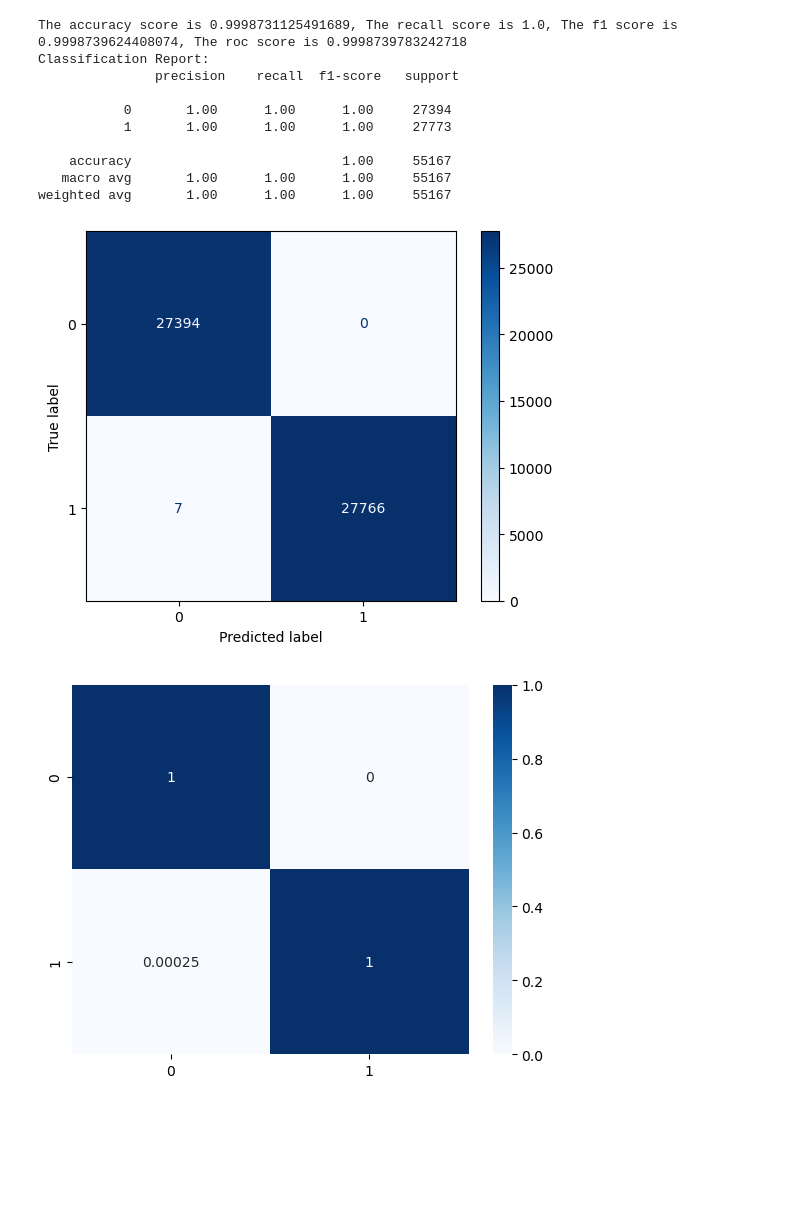
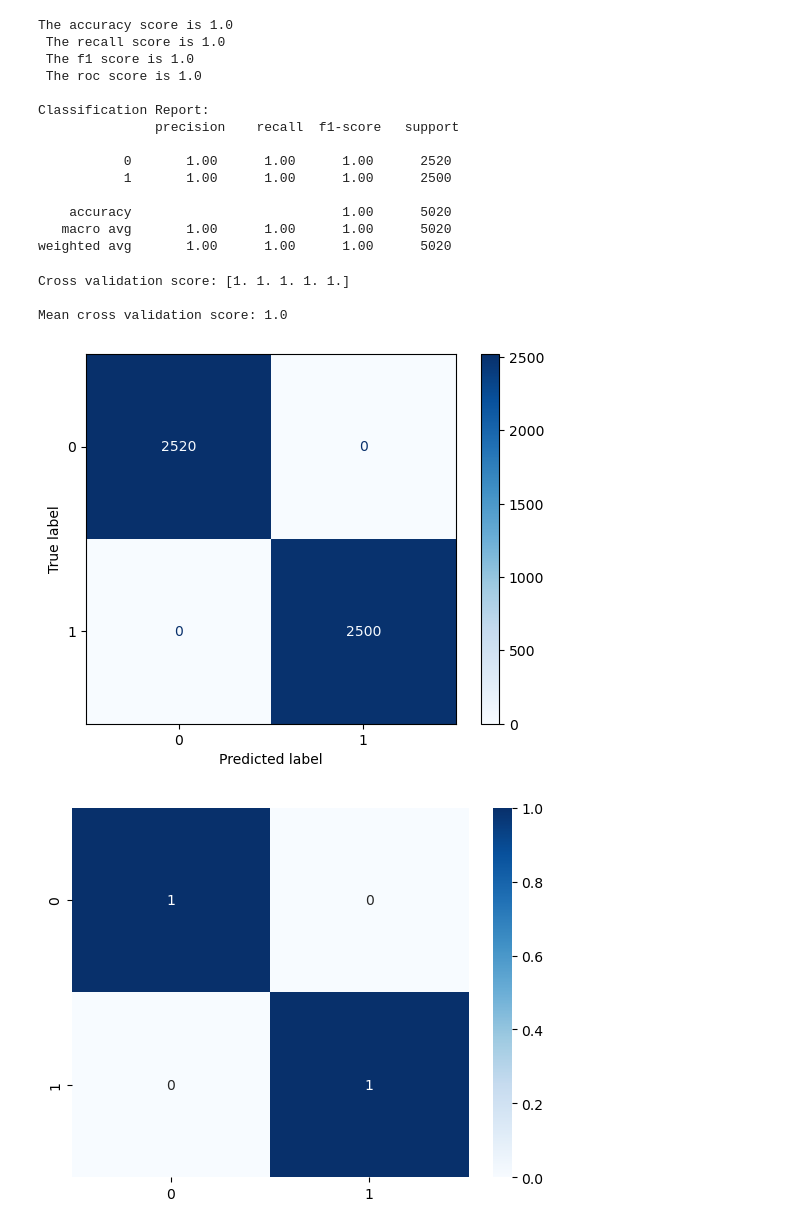
Before and after one commit to PBustamante65/NEO, a Jupyter notebook: API_test/classtest/test.ipynb, the cells around one changed output. Drawn from its saved outputs; the diff is of its cells as text; code cells hidden in the pictures; blank space fills up the shorter version.

Commit message:
Tests

```diff
--- a/API_test/classtest/test.ipynb
+++ b/API_test/classtest/test.ipynb
@@ -575,4 +763,7 @@ class RandomForest:
 # %%
 df = pd.read_csv('/Volumes/Maestria/GitHub/NEO/NEO/API_test/CSV/neo_data_copy.csv')
+df = OverallProcessor(df).clean()
+# df.drop(columns=['estimated_diameter_min', 'estimated_diameter_max', 'estimated_diameter_average'], inplace=True)
+df = OverallProcessor(df).rus()
 df.head()
 # %% [output]
@@ -601,3 +775,0 @@ df2.shape
-# %%
-df = OverallProcessor(df).smote()
-df.shape
@@ -621,0 +776,36 @@ X_train.shape, X_test.shape, y_train.shape, y_test.shape
+# %%
+df_target = df['is_hazardous']
+df_target_array = df_target.values
+df_features = df.drop(columns=['is_hazardous'])
+df_features_array = df_features.values
+
+# preprocess = ColumnTransformer([
+#     ('scaler', StandardScaler(), ['absolute_magnitude', 'estimated_diameter_min', 'estimated_diameter_max', 'relative_velocity', 'miss_distance'])
+# ])
+preprocess = ColumnTransformer([
+    ('scaler', StandardScaler(), ['absolute_magnitude_h', 'estimated_diameter_min', 'estimated_diameter_max', 'relative_velocity.kilometers_per_hour', 'miss_distance.kilometers','minimum_orbit_intersection', 'eccentricity', 'inclination', 'perihilion_distance', 'aphelion_distance', 'estimated_diameter_average'])
+])
+
+# preprocess = ColumnTransformer([
+#     ('scaler', StandardScaler(), ['absolute_magnitude_h', 'relative_velocity.kilometers_per_hour', 'miss_distance.kilometers', 'orbit_uncertainty', 'minimum_orbit_intersection','jupiter_tisserand_invariant', 'eccentricity', 'semi_major_axis', 'inclination', 'ascending_node_longitude', 'perihelion_distance', 'perihelion_argument', 'aphelion_distance', 'perihelion_time', 'mean_anomaly'])
+# ])
+
+# preprocess = ColumnTransformer([
+#     ('scaler', StandardScaler(), ['absolute_magnitude_h', 'relative_velocity.kilometers_per_hour', 'miss_distance.kilometers', 'orbit_uncertainty', 'minimum_orbit_intersection','jupiter_tisserand_invariant', 'eccentricity', 'semi_major_axis', 'inclination', 'ascending_node_longitude', 'perihelion_distance', 'perihelion_argument', 'aphelion_distance', 'perihelion_time', 'mean_anomaly', 'estimated_diameter_min', 'estimated_diameter_max', 'estimated_diameter_average'])
+# ])
+
+
+
+pipeline = Pipeline([
+    ('preprocess', preprocess)])
+
+df_preprocessed = pipeline.fit_transform(df)
+df_preprocessed
+
+X_train, X_test, y_train, y_test = train_test_split(df_preprocessed, df_target_array, test_size=0.2)
+
+sss = StratifiedShuffleSplit(n_splits=1, test_size=5000, random_state=42)
+
+for train_index, sample_index in sss.split(X_train, y_train):
+    X_train_sample = X_train[sample_index]
+    y_train_sample = y_train[sample_index]
@@ -644,17 +867,24 @@ KeyboardInterrupt:
 # %%
-ranfr = RandomForest(X_train, X_test, y_train, y_test)
+ranfr = RandomForest(X_train_sample, X_test, y_train_sample, y_test)
 ranfr.fit()
 # %% [output]
-The accuracy score is 0.9998731125491689, The recall score is 1.0, The f1 score is 0.9998739624408074, The roc score is 0.9998739783242718
+The accuracy score is 1.0
+ The recall score is 1.0
+ The f1 score is 1.0
+ The roc score is 1.0
+
 Classification Report:
                precision    recall  f1-score   support
 
-           0       1.00      1.00      1.00     27394
-           1       1.00      1.00      1.00     27773
+           0       1.00      1.00      1.00      2520
+           1       1.00      1.00      1.00      2500
 
-    accuracy                           1.00     55167
-   macro avg       1.00      1.00      1.00     55167
-weighted avg       1.00      1.00      1.00     55167
+    accuracy                           1.00      5020
+   macro avg       1.00      1.00      1.00      5020
+weighted avg       1.00      1.00      1.00      5020
+Cross validation score: [1. 1. 1. 1. 1.]
+
+Mean cross validation score: 1.0
-[figure, old version]
+[figure, new version]
-[figure, old version]
+[figure, new version]
 # %%
```
Also changed, not shown: parts of 15 cells of this notebook, 8 other files.
